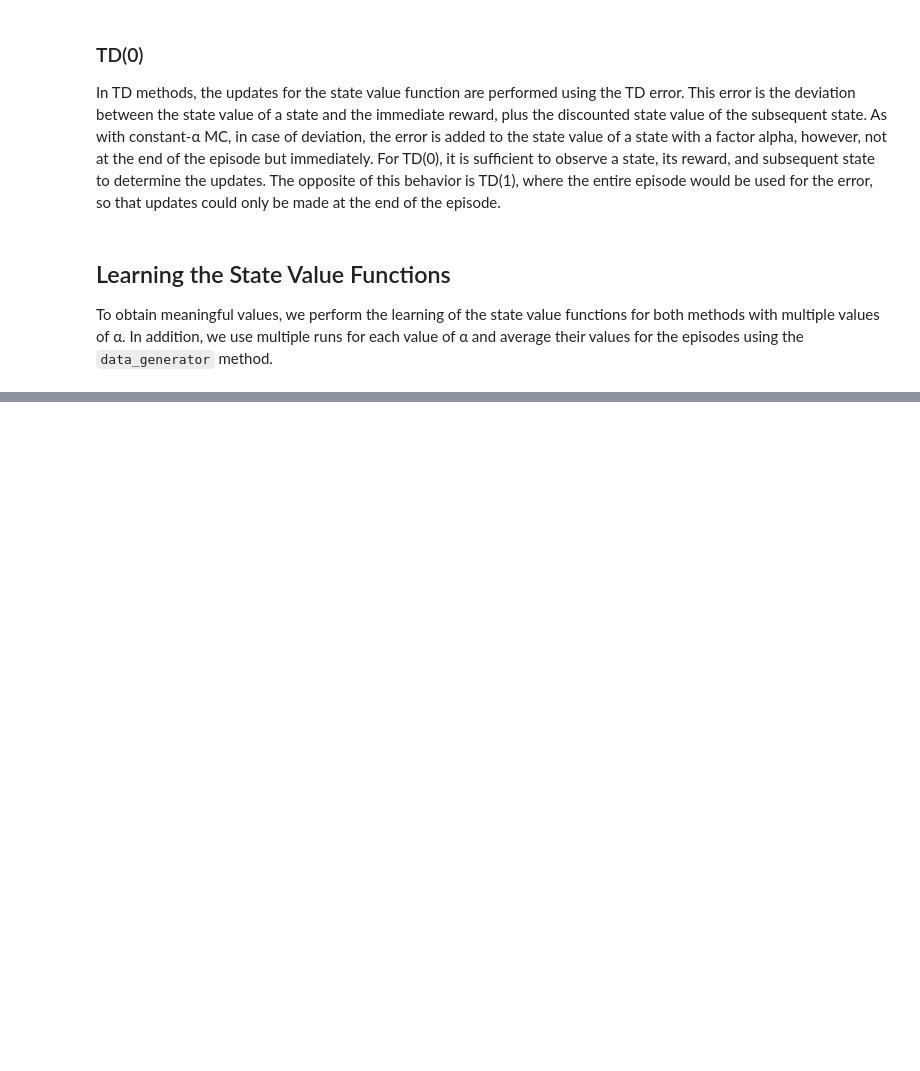
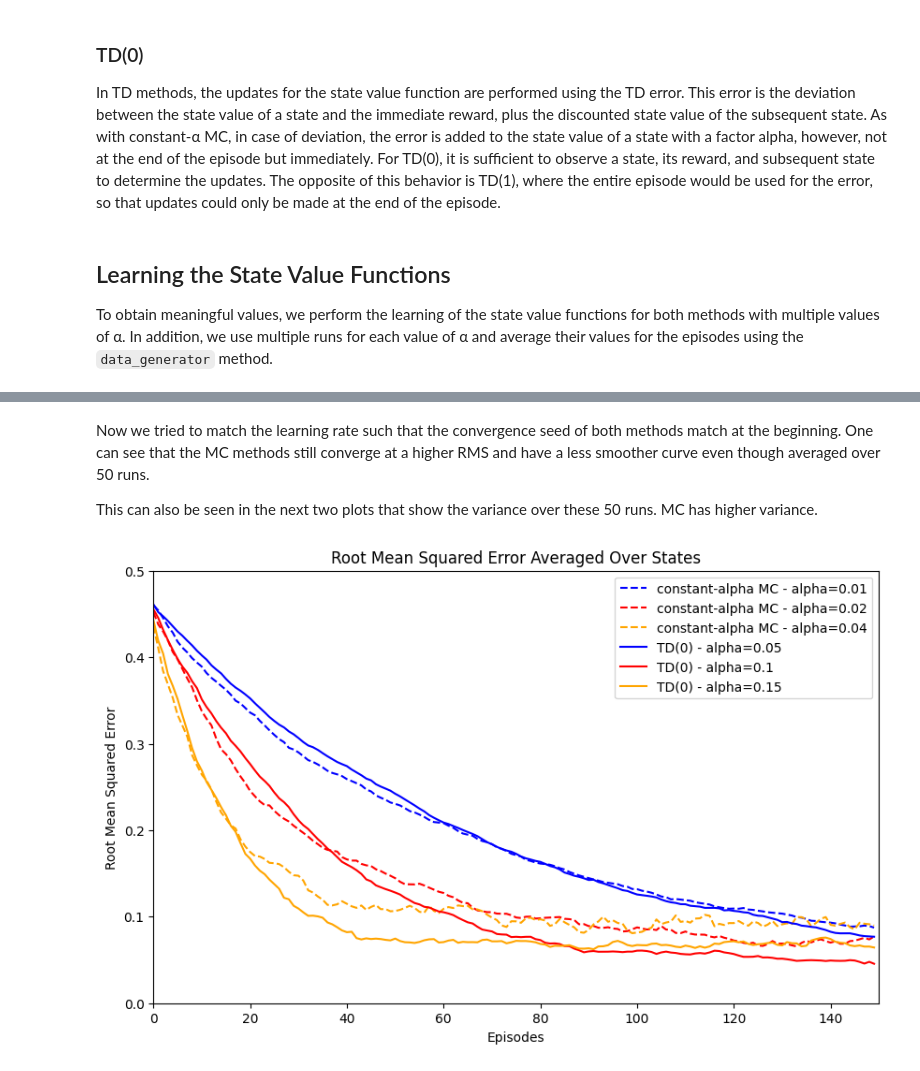
Before and after one commit to Data-Science-in-Mechanical-Engineering/RLLBC, a Jupyter notebook: class_examples/td0_vs_constant_alpha_mc_rw.ipynb, the cells around one changed output, grey strips where cells are left out. Cells and saved outputs as stored; diff of their text form; code cells hidden in the pictures; blank space fills up the shorter version.

```diff
--- a/class_examples/td0_vs_constant_alpha_mc_rw.ipynb
+++ b/class_examples/td0_vs_constant_alpha_mc_rw.ipynb
@@ -490,0 +397,39 @@ plt.show()
+# %% [markdown]
+Now we tried to match the learning rate such that the convergence seed of both methods match at the beginning. One can see that the MC methods still converge at a higher RMS and have a less smoother curve even though averaged over 50 runs.
+
+This can also be seen in the next two plots that show the variance over these 50 runs. MC has higher variance.
+# %%
+n_repeats = 50
+evaluation_episodes = 150
+
+# Generate MC runs
+mc_10 = data_generator(constant_alpha_MC, n_repeats, gamma, 0.01, mdp, evaluation_episodes, target_state_value_fn,
+                       policy)
+mc_20 = data_generator(constant_alpha_MC, n_repeats, gamma, 0.02, mdp, evaluation_episodes, target_state_value_fn,
+                       policy)
+mc_40 = data_generator(constant_alpha_MC, n_repeats, gamma, 0.04, mdp, evaluation_episodes, target_state_value_fn, policy)
+
+# Generate TD runs
+td_10 = data_generator(td_0, n_repeats, gamma, 0.05, mdp, evaluation_episodes, target_state_value_fn, policy)
+td_20 = data_generator(td_0, n_repeats, gamma, 0.1, mdp, evaluation_episodes, target_state_value_fn, policy)
+td_30 = data_generator(td_0, n_repeats, gamma, 0.19, mdp, evaluation_episodes, target_state_value_fn, policy)
+## Comparing the Results
+
+# Display the data
+fig, ax = plt.subplots(figsize=(10, 6))  # Create a figure and an axes.
+ax.plot(range(evaluation_episodes), mc_10[0], label="constant-alpha MC - alpha=0.01", linestyle='dashed', color='blue')
+ax.plot(range(evaluation_episodes), mc_20[0], label="constant-alpha MC - alpha=0.02", linestyle='dashed', color='red')
+ax.plot(range(evaluation_episodes), mc_40[0], label="constant-alpha MC - alpha=0.04", linestyle='dashed', color='orange')
+ax.plot(range(evaluation_episodes), td_10[0], label="TD(0) - alpha=0.05", color='blue')
+ax.plot(range(evaluation_episodes), td_20[0], label="TD(0) - alpha=0.1", color='red')
+ax.plot(range(evaluation_episodes), td_30[0], label="TD(0) - alpha=0.15", color='orange')
+ax.grid(False)
+ax.set_xlabel('Episodes')
+ax.set_ylabel('Root Mean Squared Error')
+ax.set_title('Root Mean Squared Error Averaged Over States')
+ax.set_ylim(0, 0.5)
+ax.set_xlim(0, evaluation_episodes)
+ax.legend()
+plt.show()
+# %% [output]
+[figure, added]
```
Also changed, not shown: parts of 19 cells of this notebook.
